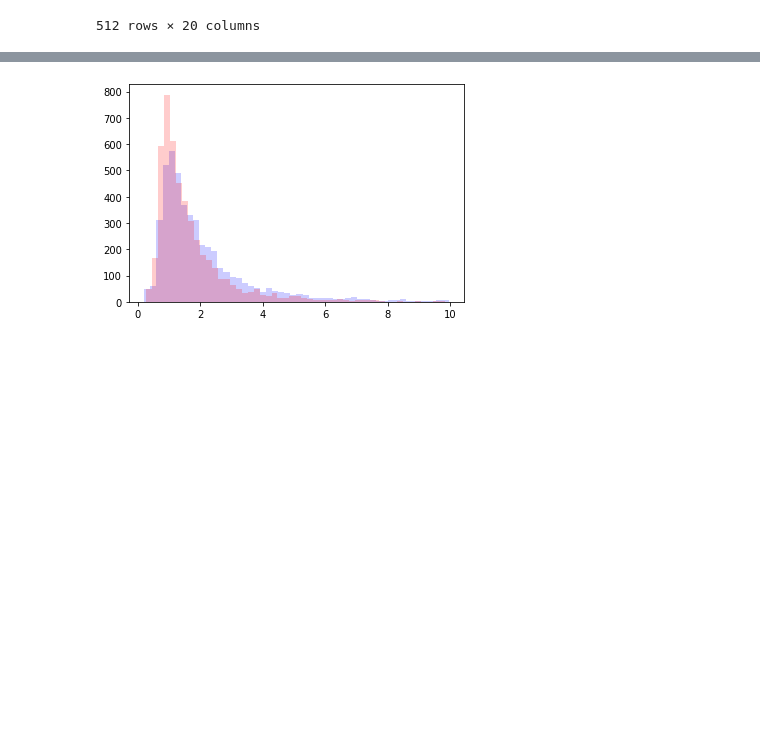
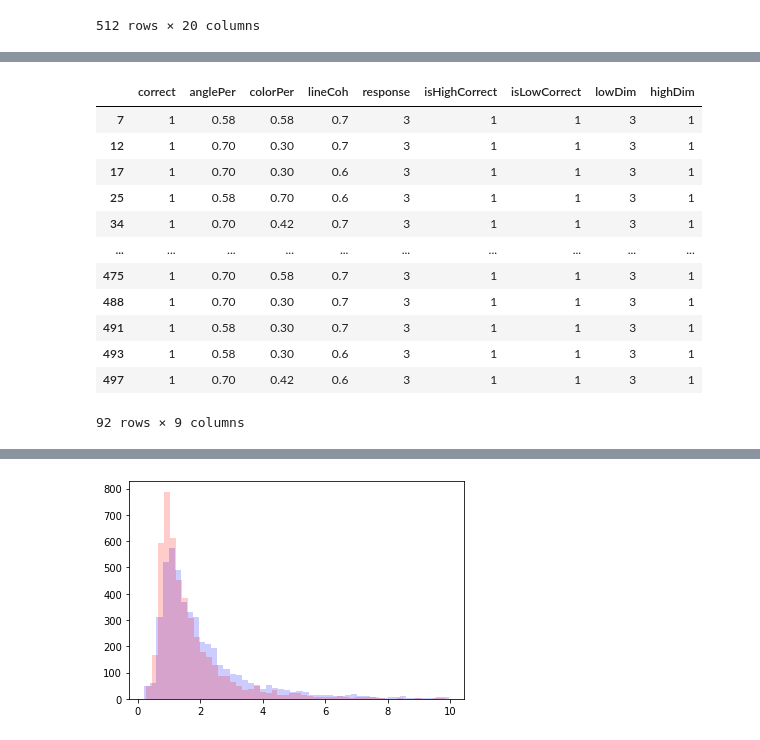
Before and after one commit to AlexanderFengler/nn_likelihoods, a Jupyter notebook: read_in_chong_data.ipynb, the cells around one changed output, grey strips where cells are left out. Cells and saved outputs as stored; diff of their text form; code cells hidden in the pictures; blank space fills up the shorter version.

```diff
--- a/read_in_chong_data.ipynb
+++ b/read_in_chong_data.ipynb
@@ -52 +72,17 @@ resp4.loc[resp4['correct'] == 1]
+# %%
+resp3.loc[resp3['correct'] == 1]
+# %% [output]
+|  | correct | anglePer | colorPer | lineCoh | response | isHighCorrect | isLowCorrect | lowDim | highDim |
+| 7 | 1 | 0.58 | 0.58 | 0.7 | 3 | 1 | 1 | 3 | 1 |
+| 12 | 1 | 0.70 | 0.30 | 0.7 | 3 | 1 | 1 | 3 | 1 |
+| 17 | 1 | 0.70 | 0.30 | 0.6 | 3 | 1 | 1 | 3 | 1 |
+| 25 | 1 | 0.58 | 0.70 | 0.6 | 3 | 1 | 1 | 3 | 1 |
+| 34 | 1 | 0.70 | 0.42 | 0.7 | 3 | 1 | 1 | 3 | 1 |
+| ... | ... | ... | ... | ... | ... | ... | ... | ... | ... |
+| 475 | 1 | 0.70 | 0.58 | 0.7 | 3 | 1 | 1 | 3 | 1 |
+| 488 | 1 | 0.70 | 0.30 | 0.7 | 3 | 1 | 1 | 3 | 1 |
+| 491 | 1 | 0.58 | 0.30 | 0.7 | 3 | 1 | 1 | 3 | 1 |
+| 493 | 1 | 0.58 | 0.30 | 0.6 | 3 | 1 | 1 | 3 | 1 |
+| 497 | 1 | 0.70 | 0.42 | 0.6 | 3 | 1 | 1 | 3 | 1 |
+92 rows × 9 columns
 # %%
```
Also changed, not shown: parts of 8 cells of this notebook, 1 other file.
